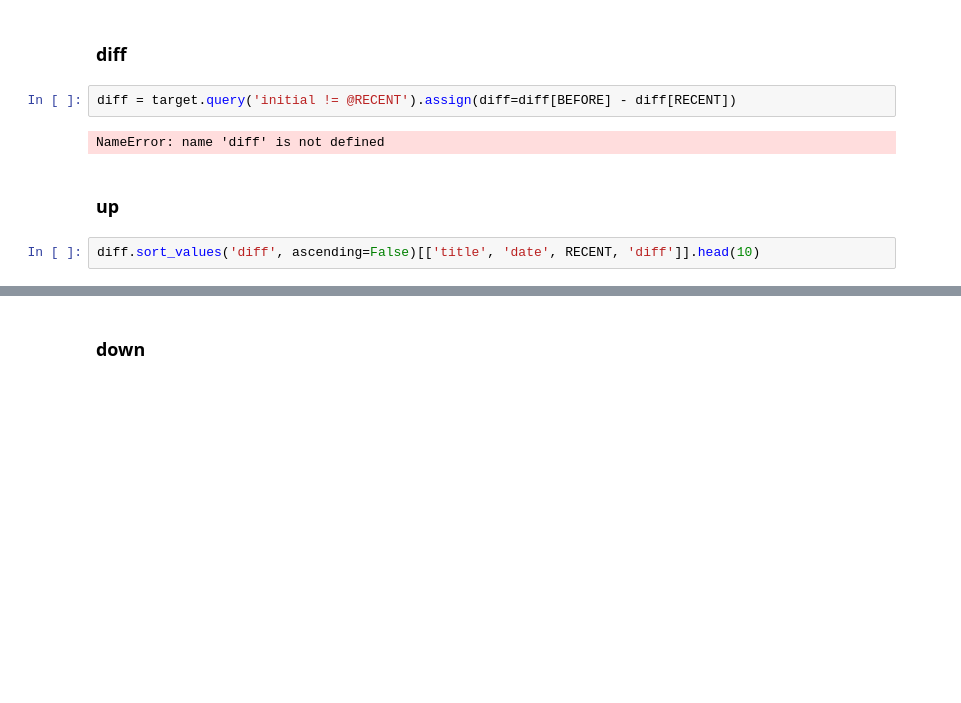
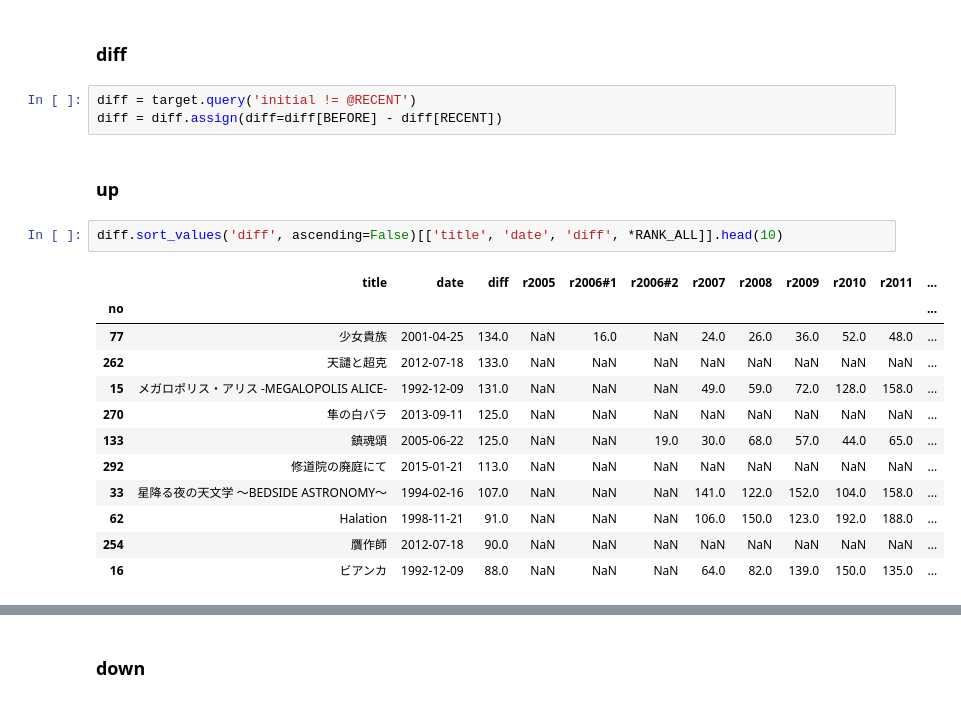
Before and after one commit to tabris913/aliran, a Jupyter notebook: aliran.ipynb, the cells around one changed output, grey strips where cells are left out. Cells and saved outputs as stored; diff of their text form; blank space fills up the shorter version.

```diff
--- a/aliran.ipynb
+++ b/aliran.ipynb
@@ -1162,13 +1161,25 @@ Hell's Maria|2009|192|179|卑弥呼外伝|2017|18|12
 # %% [markdown]
 ### diff
 # %%
-diff = target.query('initial != @RECENT').assign(diff=diff[BEFORE] - diff[RECENT])
+diff = target.query('initial != @RECENT')
+diff = diff.assign(diff=diff[BEFORE] - diff[RECENT])
-# %% [output]
-NameError: name 'diff' is not defined
 # %% [markdown]
 ### up
 # %%
-diff.sort_values('diff', ascending=False)[['title', 'date', RECENT, 'diff']].head(10)
+diff.sort_values('diff', ascending=False)[['title', 'date', 'diff', *RANK_ALL]].head(10)
+# %% [output]
+|  | title | date | diff | r2005 | r2006#1 | r2006#2 | r2007 | r2008 | r2009 | r2010 | r2011 | ... |
+| no |  |  |  |  |  |  |  |  |  |  |  | ... |
+| 77 | 少女貴族 | 2001-04-25 | 134.0 | NaN | 16.0 | NaN | 24.0 | 26.0 | 36.0 | 52.0 | 48.0 | ... |
+| 262 | 天譴と超克 | 2012-07-18 | 133.0 | NaN | NaN | NaN | NaN | NaN | NaN | NaN | NaN | ... |
+| 15 | メガロポリス・アリス -MEGALOPOLIS ALICE- | 1992-12-09 | 131.0 | NaN | NaN | NaN | 49.0 | 59.0 | 72.0 | 128.0 | 158.0 | ... |
+| 270 | 隼の白バラ | 2013-09-11 | 125.0 | NaN | NaN | NaN | NaN | NaN | NaN | NaN | NaN | ... |
+| 133 | 鎮魂頌 | 2005-06-22 | 125.0 | NaN | NaN | 19.0 | 30.0 | 68.0 | 57.0 | 44.0 | 65.0 | ... |
+| 292 | 修道院の廃庭にて | 2015-01-21 | 113.0 | NaN | NaN | NaN | NaN | NaN | NaN | NaN | NaN | ... |
+| 33 | 星降る夜の天文学 ～BEDSIDE ASTRONOMY～ | 1994-02-16 | 107.0 | NaN | NaN | NaN | 141.0 | 122.0 | 152.0 | 104.0 | 158.0 | ... |
+| 62 | Halation | 1998-11-21 | 91.0 | NaN | NaN | NaN | 106.0 | 150.0 | 123.0 | 192.0 | 188.0 | ... |
+| 254 | 贋作師 | 2012-07-18 | 90.0 | NaN | NaN | NaN | NaN | NaN | NaN | NaN | NaN | ... |
+| 16 | ビアンカ | 1992-12-09 | 88.0 | NaN | NaN | NaN | 64.0 | 82.0 | 139.0 | 150.0 | 135.0 | ... |
 # %%
 print('曲名|発表年|順位|差')
 print('---|---:|---:|---:')
```
Also changed, not shown: parts of 21 cells of this notebook, 1 other file.
